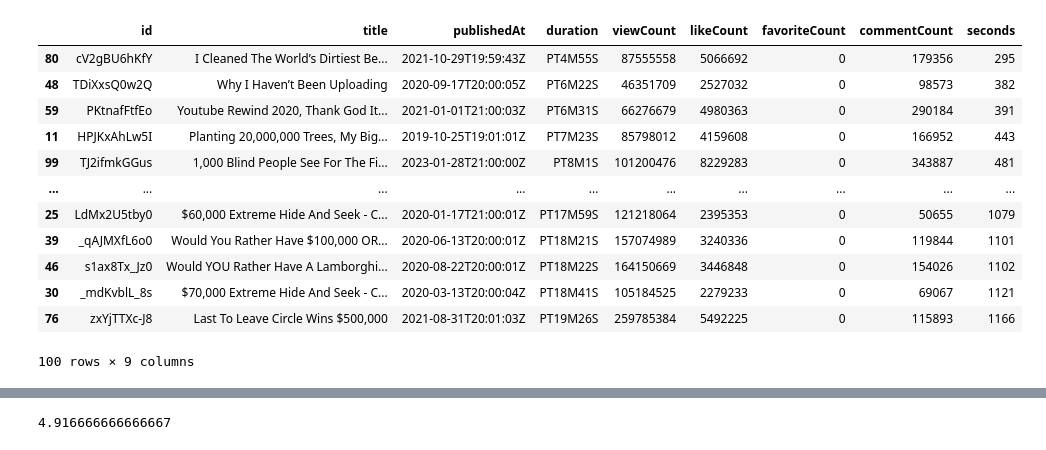
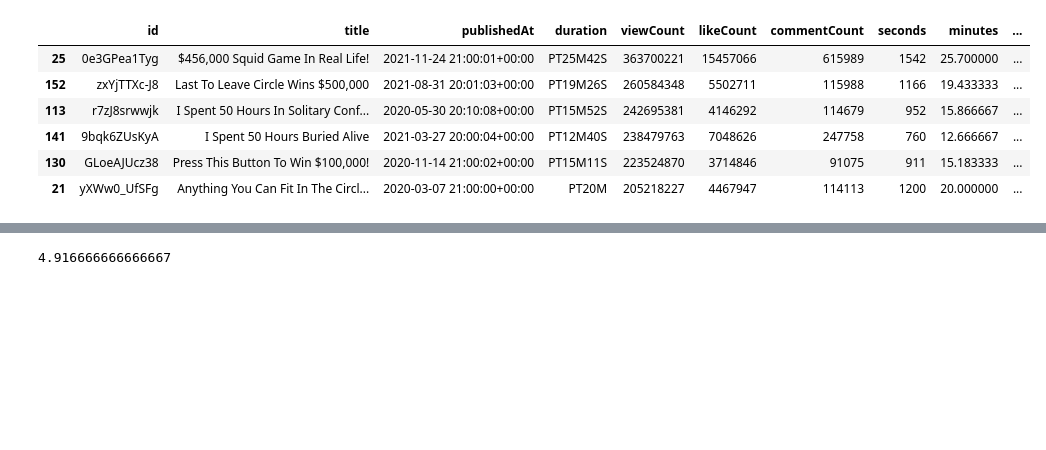
Before and after one commit to fernandez-justin/mr_beast_analysis, a Jupyter notebook: full_video_analysis.ipynb, the cells around one changed output, grey strips where cells are left out. Saved outputs shown, nothing was run; the diff lists cells and outputs as text; code cells hidden in the pictures; blank space fills up the shorter version.

```diff
--- a/full_video_analysis.ipynb
+++ b/full_video_analysis.ipynb
@@ -60,16 +76,28 @@ from dateutil import parser
 
 # print(re.findall(r'(?:PT)(\d*)(?:M)(\d*)(?:S)', test))
 #print(re.findall(r'\d+', test))
-
 def duration_to_seconds(item):
-    m_s = re.findall(r'(?:PT)(\d*)(?:M)(\d*)(?:S)', item)
-    #print(m_s)
-    return (int(m_s[0][0])*60) + (int(m_s[0][1]))
+    h_m_s = re.findall(r'PT(\d+H)?(\d+M)?(\d+S)?', item)
+    #print(h_m_s)
+    try:
+        hrs = int(h_m_s[0][0][:-1])
+    except:
+        hrs = 0
+    try:
+        mins = int(h_m_s[0][1][:-1])
+    except:
+        mins = 0
+    try:
+        secs = int(h_m_s[0][2][:-1])
+    except:
+        secs = 0
+    return (hrs*(60*60))+(mins*60)+secs
 
 def duration_to_minutes(item):
-    m_s = re.findall(r'(?:PT)(\d*)(?:M)(\d*)(?:S)', item)
-    #print(m_s)
-    return (int(m_s[0][0])) + (int(m_s[0][1])/60)
+    return item/60
+
+def duration_to_hours(item):
+    return item/(60*60)
 
 def published_at_datetime(item):
     return parser.parse(item)
@@ -77,5 +105,6 @@ def published_at_datetime(item):
 
 
 df['seconds'] = df['duration'].apply(lambda x: duration_to_seconds(x))
-df['minutes'] = df['duration'].apply(lambda x: duration_to_minutes(x))
+df['minutes'] = df['seconds'].apply(lambda x: duration_to_minutes(x))
+df['hours'] = df['seconds'].apply(lambda x: duration_to_hours(x))
 df['publishedAt'] = df['publishedAt'].apply(lambda x: published_at_datetime(x))
@@ -112,0 +126,3 @@ df.head()
+# %%
+df.sort_values(by='publishedAt',ascending=False,inplace=True)
+df = df.iloc[0:100,:]
@@ -112,0 +133,9 @@ df.head()
+# %%
+df['I_is_first_in_title'] = df['title'].apply(lambda x: 1 if str.lower(x[0])=='i' else 0)
+df['money_in_title'] = df['title'].apply(lambda x: 1 if "$" in x else 0)
+df['minutes_round'] = np.round(df['minutes'])
+df['longer_than_5_mins'] = df['minutes'].apply(lambda x: 1 if x>5 else 0)
+df['longer_than_10_mins'] = df['minutes'].apply(lambda x: 1 if x>10 else 0)
+df['longer_than_15_mins'] = df['minutes'].apply(lambda x: 1 if x>15 else 0)
+df['longer_than_20_mins'] = df['minutes'].apply(lambda x: 1 if x>20 else 0)
+df['viewCountMillions'] = df['viewCount'] / 1000000
@@ -113,16 +194,10 @@ df.head()
 # %%
-df.sort_values(by='seconds')
+df[df['viewCount']>200000000].sort_values(by='viewCount',ascending=False)
 # %% [output]
-|  | id | title | publishedAt | duration | viewCount | likeCount | favoriteCount | commentCount | seconds |
-| 80 | cV2gBU6hKfY | I Cleaned The World’s Dirtiest Be... | 2021-10-29T19:59:43Z | PT4M55S | 87555558 | 5066692 | 0 | 179356 | 295 |
-| 48 | TDiXxsQ0w2Q | Why I Haven’t Been Uploading | 2020-09-17T20:00:05Z | PT6M22S | 46351709 | 2527032 | 0 | 98573 | 382 |
-| 59 | PKtnafFtfEo | Youtube Rewind 2020, Thank God It... | 2021-01-01T21:00:03Z | PT6M31S | 66276679 | 4980363 | 0 | 290184 | 391 |
-| 11 | HPJKxAhLw5I | Planting 20,000,000 Trees, My Big... | 2019-10-25T19:01:01Z | PT7M23S | 85798012 | 4159608 | 0 | 166952 | 443 |
-| 99 | TJ2ifmkGGus | 1,000 Blind People See For The Fi... | 2023-01-28T21:00:00Z | PT8M1S | 101200476 | 8229283 | 0 | 343887 | 481 |
-| ... | ... | ... | ... | ... | ... | ... | ... | ... | ... |
-| 25 | LdMx2U5tby0 | $60,000 Extreme Hide And Seek - C... | 2020-01-17T21:00:01Z | PT17M59S | 121218064 | 2395353 | 0 | 50655 | 1079 |
-| 39 | _qAJMXfL6o0 | Would You Rather Have $100,000 OR... | 2020-06-13T20:00:01Z | PT18M21S | 157074989 | 3240336 | 0 | 119844 | 1101 |
-| 46 | s1ax8Tx_Jz0 | Would YOU Rather Have A Lamborghi... | 2020-08-22T20:00:01Z | PT18M22S | 164150669 | 3446848 | 0 | 154026 | 1102 |
-| 30 | _mdKvblL_8s | $70,000 Extreme Hide And Seek - C... | 2020-03-13T20:00:04Z | PT18M41S | 105184525 | 2279233 | 0 | 69067 | 1121 |
-| 76 | zxYjTTXc-J8 | Last To Leave Circle Wins $500,000 | 2021-08-31T20:01:03Z | PT19M26S | 259785384 | 5492225 | 0 | 115893 | 1166 |
+|  | id | title | publishedAt | duration | viewCount | likeCount | commentCount | seconds | minutes | ... |
+| 25 | 0e3GPea1Tyg | $456,000 Squid Game In Real Life! | 2021-11-24 21:00:01+00:00 | PT25M42S | 363700221 | 15457066 | 615989 | 1542 | 25.700000 | ... |
+| 152 | zxYjTTXc-J8 | Last To Leave Circle Wins $500,000 | 2021-08-31 20:01:03+00:00 | PT19M26S | 260584348 | 5502711 | 115988 | 1166 | 19.433333 | ... |
+| 113 | r7zJ8srwwjk | I Spent 50 Hours In Solitary Conf... | 2020-05-30 20:10:08+00:00 | PT15M52S | 242695381 | 4146292 | 114679 | 952 | 15.866667 | ... |
+| 141 | 9bqk6ZUsKyA | I Spent 50 Hours Buried Alive | 2021-03-27 20:00:04+00:00 | PT12M40S | 238479763 | 7048626 | 247758 | 760 | 12.666667 | ... |
+| 130 | GLoeAJUcz38 | Press This Button To Win $100,000! | 2020-11-14 21:00:02+00:00 | PT15M11S | 223524870 | 3714846 | 91075 | 911 | 15.183333 | ... |
+| 21 | yXWw0_UfSFg | Anything You Can Fit In The Circl... | 2020-03-07 21:00:00+00:00 | PT20M | 205218227 | 4467947 | 114113 | 1200 | 20.000000 | ... |
-100 rows × 9 columns
```
Also changed, not shown: parts of 30 cells of this notebook, 18 other files.
